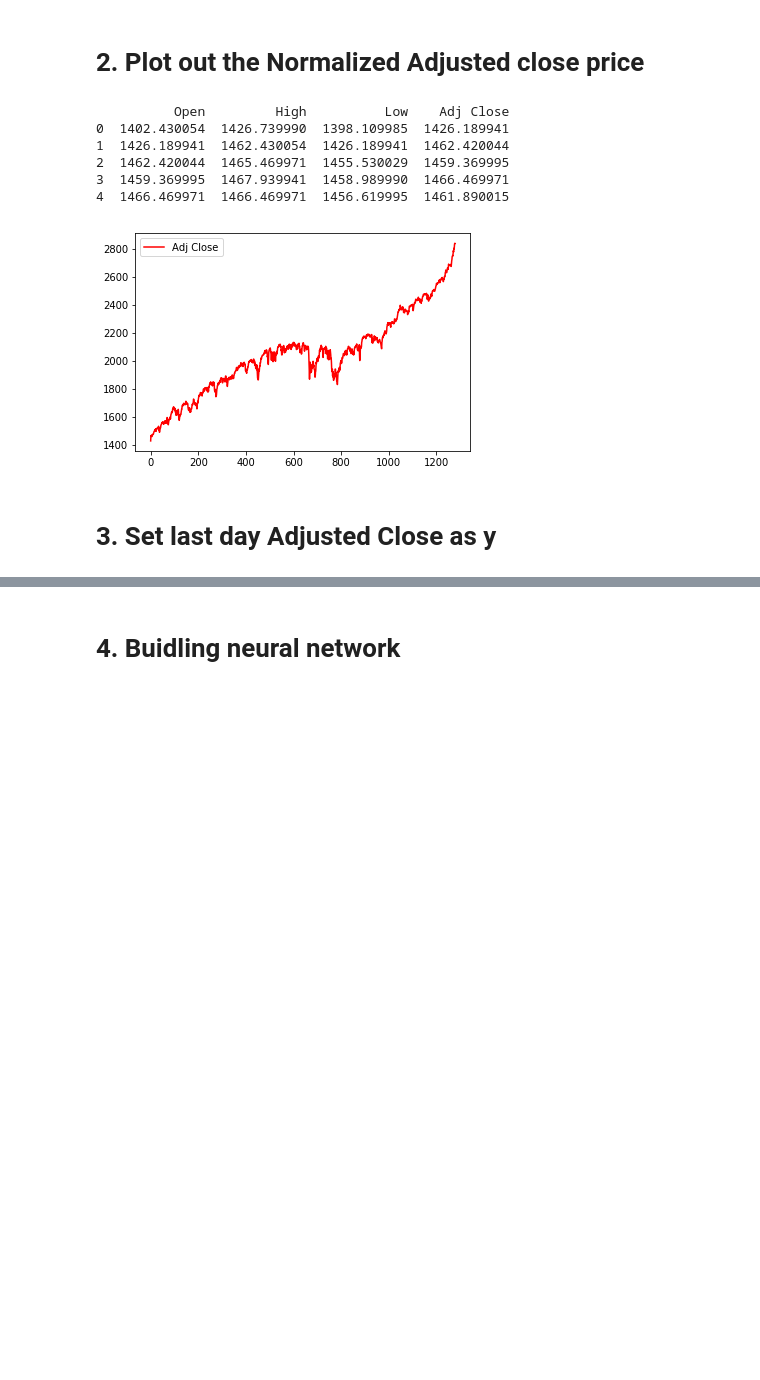
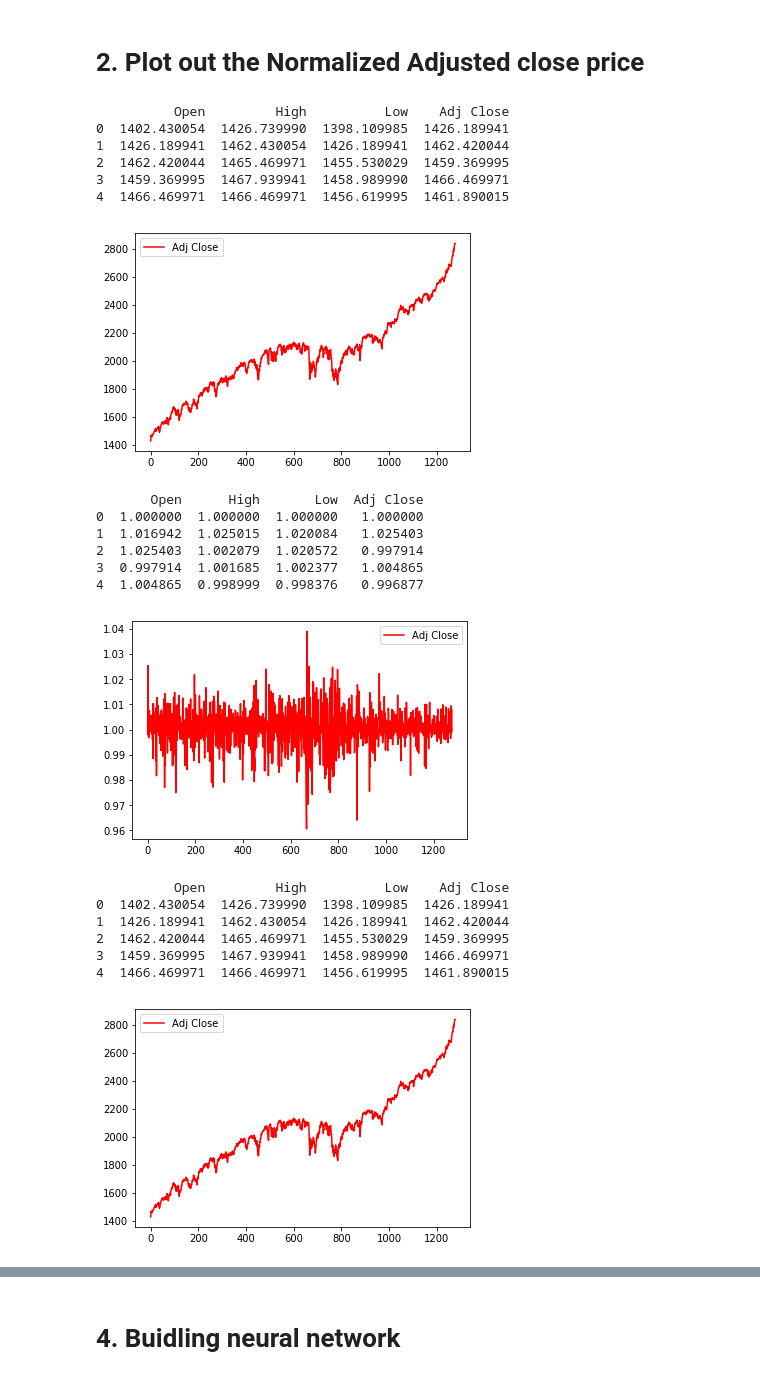
Before and after one commit to alinmoai/rnn-stock-practice, a Jupyter notebook: LSTM_Stock_prediction_20170508.ipynb, the cells around one changed output, grey strips where cells are left out. Cells and saved outputs as stored; diff of their text form; code cells hidden in the pictures; blank space fills up the shorter version.

Commit message:
fix index issue , normalize worked

```diff
--- a/LSTM_Stock_prediction_20170508.ipynb
+++ b/LSTM_Stock_prediction_20170508.ipynb
@@ -72,3 +52,14 @@ def denormalize(normalized_value):
+# %%
+def normalize_df(df):
+    yesterday_value = pd.concat([df[:1], df[:len(df)-1]], ignore_index=True)
+    df = pd.concat([df[:]], ignore_index=True)
+    df = df / yesterday_value
+    return df
+
+def denormalize(origin_value, normalized_p):
+    yesterday_value = np.concatenate((origin_value[:1], origin_value[:len(origin_value)-1]))
+    normalized_value = normalized_p * yesterday_value
+    return normalized_value
 # %%
 import dateutil.parser
 def get_last_date(stock_name):
@@ -116,39 +107,49 @@ def update_stock_data(stock_name):
             print ('stock data create')
 
 
-def get_stock_data(stock_name, normalize=True, use_exist_data=True):
+def get_stock_data(stock_name):
     data_path = 'data/' + stock_name
     df = pd.read_csv(os.path.join(data_path))
 
     df.drop(['Volume', 'Close', 'Date'], 1, inplace=True)
-
-    if normalize:
-#         df = df
-        df = normalize_df(df)
     return df
 # %%
 update_stock_data(stock_name)
-df = get_stock_data(stock_name, normalize=True)
+origin_df = get_stock_data(stock_name)
+df = normalize_df(origin_df)
 # %% [output]
 stock data appended
 # %% [markdown]
 # 2. Plot out the Normalized Adjusted close price
 # %%
-def plot_stock(stock_name):
-    df = get_stock_data(stock_name, normalize=False)
+def plot_stock(df):
     print(df.head())
     plt.plot(df['Adj Close'], color='red', label='Adj Close')
     plt.legend(loc='best')
     plt.show()
-# %%
-plot_stock(stock_name)
-# %% [output]
-          Open         High          Low    Adj Close
-0  1402.430054  1426.739990  1398.109985  1426.189941
-1  1426.189941  1462.430054  1426.189941  1462.420044
-2  1462.420044  1465.469971  1455.530029  1459.369995
-3  1459.369995  1467.939941  1458.989990  1466.469971
-4  1466.469971  1466.469971  1456.619995  1461.890015
-[figure, removed]
-# %% [markdown]
-# 3. Set last day Adjusted Close as y
+# %%
+plot_stock(origin_df)
+plot_stock(df)
+plot_stock(denormalize(origin_df,df))
+# %% [output]
+          Open         High          Low    Adj Close
+0  1402.430054  1426.739990  1398.109985  1426.189941
+1  1426.189941  1462.430054  1426.189941  1462.420044
+2  1462.420044  1465.469971  1455.530029  1459.369995
+3  1459.369995  1467.939941  1458.989990  1466.469971
+4  1466.469971  1466.469971  1456.619995  1461.890015
+[figure, added]
+       Open      High       Low  Adj Close
+0  1.000000  1.000000  1.000000   1.000000
+1  1.016942  1.025015  1.020084   1.025403
+2  1.025403  1.002079  1.020572   0.997914
+3  0.997914  1.001685  1.002377   1.004865
+4  1.004865  0.998999  0.998376   0.996877
+[figure, added]
+          Open         High          Low    Adj Close
+0  1402.430054  1426.739990  1398.109985  1426.189941
+1  1426.189941  1462.430054  1426.189941  1462.420044
+2  1462.420044  1465.469971  1455.530029  1459.369995
+3  1459.369995  1467.939941  1458.989990  1466.469971
+4  1466.469971  1466.469971  1456.619995  1461.890015
+[figure, added]
```
Also changed, not shown: parts of 24 cells of this notebook, 2 other files.
